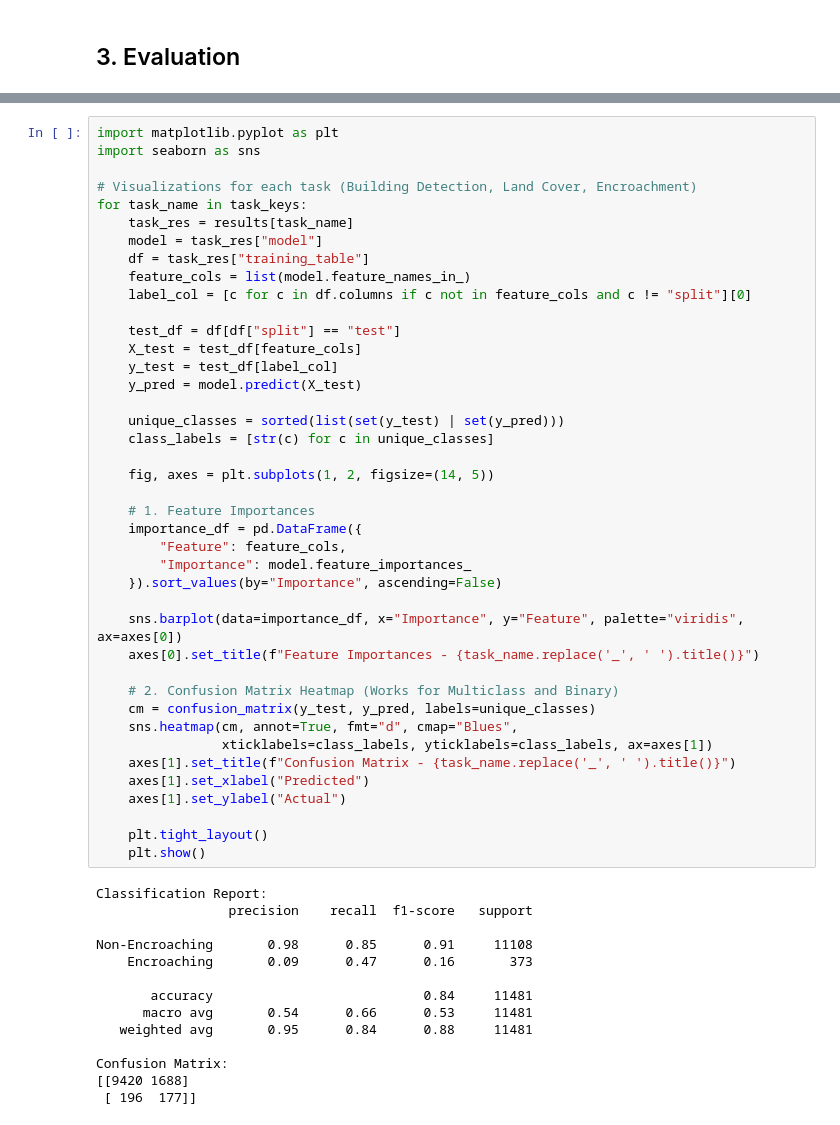
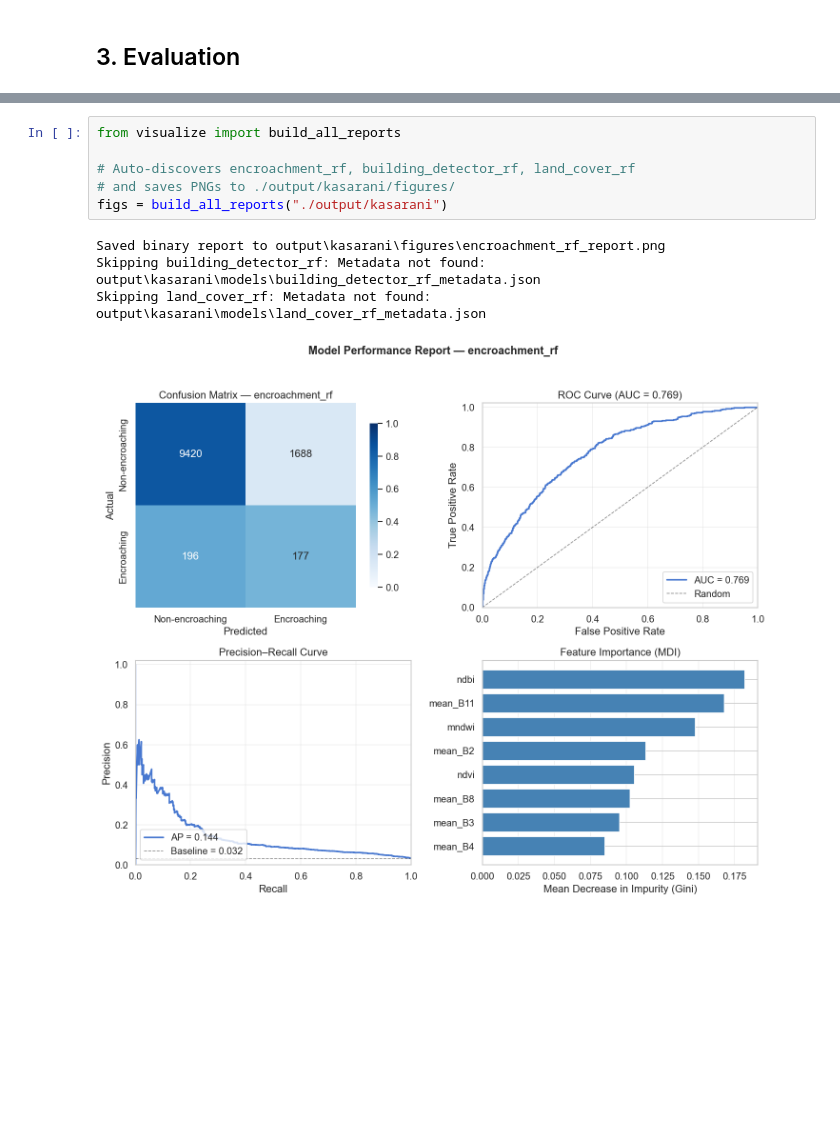
Before and after one commit to mwaikelvin2k-creator/Reparian_enchroachment_Detector, a Jupyter notebook: Preprocessing/Cleaning_using_pipeline.ipynb, the cells around one changed output, grey strips where cells are left out. Drawn from its saved outputs; the diff is of its cells as text; blank space fills up the shorter version.

Commit message:
made improvements on the pipelines and created a new pipeline for visualization called visualize.py

```diff
--- a/Preprocessing/Cleaning_using_pipeline.ipynb
+++ b/Preprocessing/Cleaning_using_pipeline.ipynb
@@ -60,55 +35,11 @@ mean_B11    0.168033
 # %%
-import matplotlib.pyplot as plt
-import seaborn as sns
+from visualize import build_all_reports
 
-# Visualizations for each task (Building Detection, Land Cover, Encroachment)
-for task_name in task_keys:
-    task_res = results[task_name]
-    model = task_res["model"]
-    df = task_res["training_table"]
-    feature_cols = list(model.feature_names_in_)
-    label_col = [c for c in df.columns if c not in feature_cols and c != "split"][0]
-
-    test_df = df[df["split"] == "test"]
-    X_test = test_df[feature_cols]
-    y_test = test_df[label_col]
-    y_pred = model.predict(X_test)
-
-    unique_classes = sorted(list(set(y_test) | set(y_pred)))
-    class_labels = [str(c) for c in unique_classes]
-
-    fig, axes = plt.subplots(1, 2, figsize=(14, 5))
-
-    # 1. Feature Importances
-    importance_df = pd.DataFrame({
-        "Feature": feature_cols,
-        "Importance": model.feature_importances_
-    }).sort_values(by="Importance", ascending=False)
-
-    sns.barplot(data=importance_df, x="Importance", y="Feature", palette="viridis", ax=axes[0])
-    axes[0].set_title(f"Feature Importances - {task_name.replace('_', ' ').title()}")
-
-    # 2. Confusion Matrix Heatmap (Works for Multiclass and Binary)
-    cm = confusion_matrix(y_test, y_pred, labels=unique_classes)
-    sns.heatmap(cm, annot=True, fmt="d", cmap="Blues",
-                xticklabels=class_labels, yticklabels=class_labels, ax=axes[1])
-    axes[1].set_title(f"Confusion Matrix - {task_name.replace('_', ' ').title()}")
-    axes[1].set_xlabel("Predicted")
-    axes[1].set_ylabel("Actual")
-
-    plt.tight_layout()
-    plt.show()
+# Auto-discovers encroachment_rf, building_detector_rf, land_cover_rf
+# and saves PNGs to ./output/kasarani/figures/
+figs = build_all_reports("./output/kasarani")
 # %% [output]
-Classification Report:
-                 precision    recall  f1-score   support
-
-Non-Encroaching       0.98      0.85      0.91     11108
-    Encroaching       0.09      0.47      0.16       373
-
-       accuracy                           0.84     11481
-      macro avg       0.54      0.66      0.53     11481
-   weighted avg       0.95      0.84      0.88     11481
-
-Confusion Matrix:
-[[9420 1688]
- [ 196  177]]
+Saved binary report to output\kasarani\figures\encroachment_rf_report.png
+Skipping building_detector_rf: Metadata not found: output\kasarani\models\building_detector_rf_metadata.json
+Skipping land_cover_rf: Metadata not found: output\kasarani\models\land_cover_rf_metadata.json
+[figure, added]
```
Also changed, not shown: parts of 3 cells of this notebook, 7 other files.
